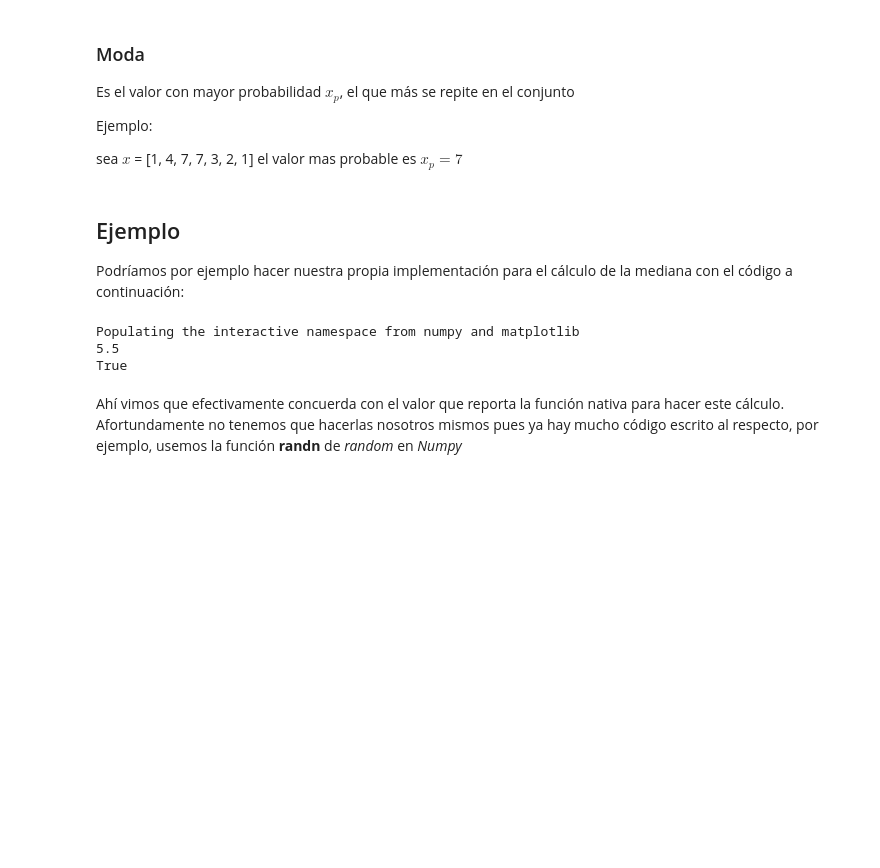
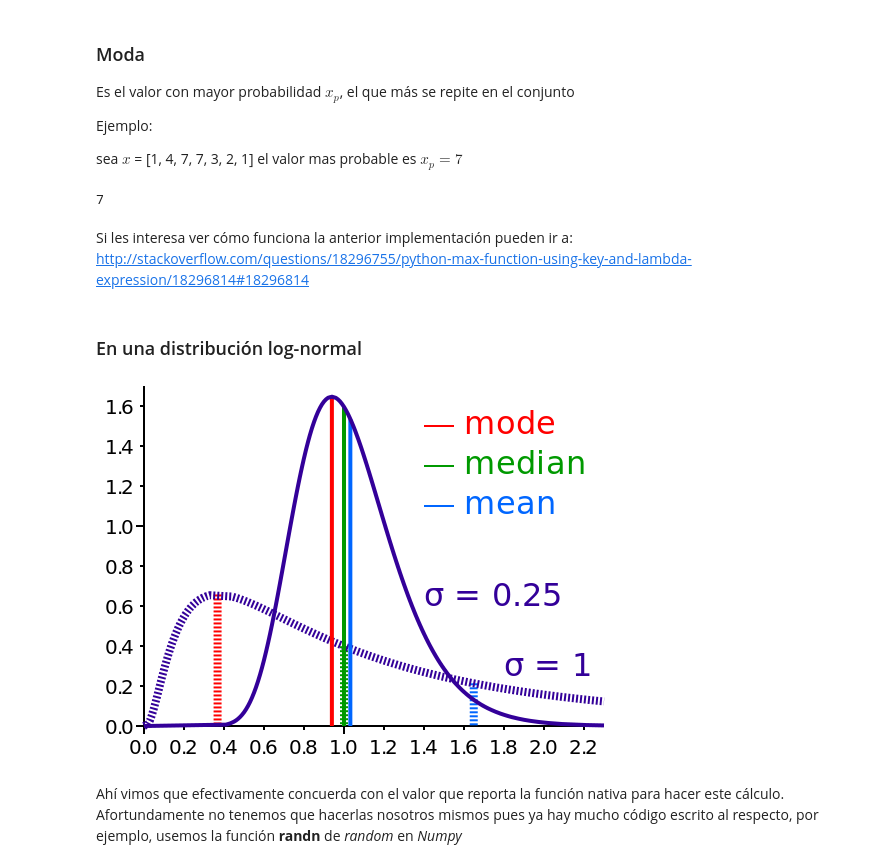
Before and after one commit to ComputoCienciasUniandes/HerramientasComputacionales, a Jupyter notebook: Lectures/98.Python/Herramientas_estadísticas_2.ipynb, the cells around one changed output. Drawn from its saved outputs; the diff is of its cells as text; code cells hidden in the pictures; blank space fills up the shorter version.

```diff
--- a/Lectures/98.Python/Herramientas_estadísticas_2.ipynb
+++ b/Lectures/98.Python/Herramientas_estadísticas_2.ipynb
@@ -32,30 +64,25 @@ Es el valor con mayor probabilidad $x_p$, el que más se repite en el conjunto
 Ejemplo:
 
 sea $x$ = [1, 4, 7, 7, 3, 2, 1] el valor mas probable es $x_p = 7$
-# %% [markdown]
-## Ejemplo
-
-Podríamos por ejemplo hacer nuestra propia implementación para el cálculo de la mediana con el código a continuación:
-# %%
-%pylab inline
-
-def mi_mediana(lista):
-    x = sorted(lista)
-    d = int(len(x)/2)
-    if(len(x)%2==0):
-        return (x[d-1] + x[d])*0.5
-    else:
-        return x[d-1]
-
-x_input = [1,3,4,5,5,7,7,6,8,6]
-
-print mi_mediana(x_input)
-
-print(mi_mediana(x_input) == median(x_input))
-# %% [output]
-Populating the interactive namespace from numpy and matplotlib
-5.5
-True
+# %%
+def ALaMode(lst):
+    return max(lst, key=lst.count)
+
+x_input = [1,3,4,5,5,7,7,6,8,6,7]
+
+print ALaMode(x_input)
+# %% [output]
+7
+# %% [markdown]
+Si les interesa ver cómo funciona la anterior implementación pueden ir a:
+http://stackoverflow.com/questions/18296755/python-max-function-using-key-and-lambda-expression/18296814#18296814
+# %% [markdown]
+### En una distribución log-normal
+# %%
+from IPython.display import Image
+Image("https://upload.wikimedia.org/wikipedia/commons/thumb/d/de/Comparison_mean_median_mode.svg/512px-Comparison_mean_median_mode.svg.png")
+# %% [output]
+[figure, added]
 # %% [markdown]
 Ahí vimos que efectivamente concuerda con el valor que reporta la función nativa para hacer este cálculo. Afortundamente no tenemos que hacerlas nosotros mismos pues ya hay mucho código escrito al respecto, por ejemplo, usemos la función **randn** de *random* en *Numpy*
 # %%
```
Also changed, not shown: parts of 3 cells of this notebook.
